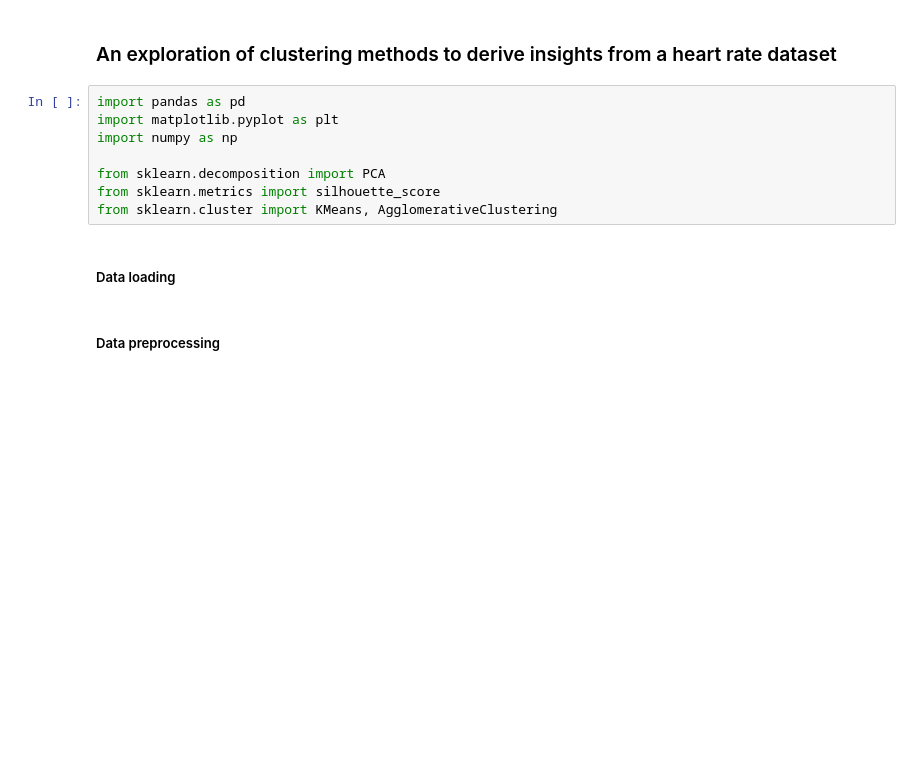
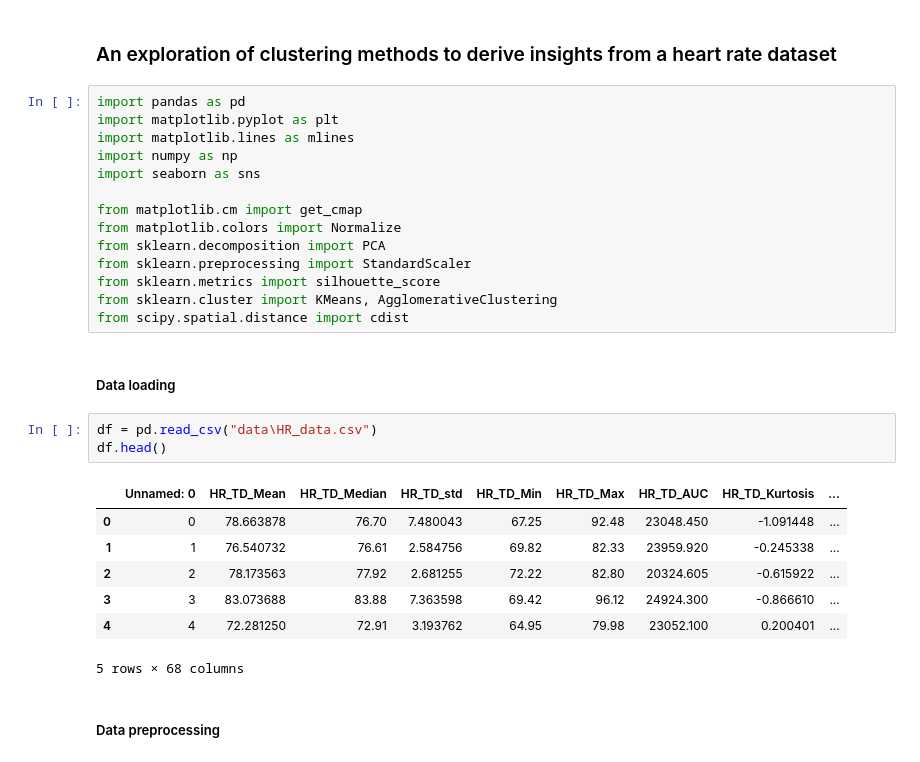
Before and after one commit to albert-moller/CompDataAnalysisCase2, a Jupyter notebook: cluster_analysis_exploration.ipynb, the cells around one changed output. Cells and saved outputs as stored; diff of their text form; blank space fills up the shorter version.

```diff
--- a/cluster_analysis_exploration.ipynb
+++ b/cluster_analysis_exploration.ipynb
@@ -3,12 +3,29 @@
 # %%
 import pandas as pd
 import matplotlib.pyplot as plt
+import matplotlib.lines as mlines
 import numpy as np
+import seaborn as sns
 
+from matplotlib.cm import get_cmap
+from matplotlib.colors import Normalize
 from sklearn.decomposition import PCA
+from sklearn.preprocessing import StandardScaler
 from sklearn.metrics import silhouette_score
 from sklearn.cluster import KMeans, AgglomerativeClustering
+from scipy.spatial.distance import cdist
 # %% [markdown]
 ##### Data loading
+# %%
+df = pd.read_csv("data\HR_data.csv")
+df.head()
+# %% [output]
+|  | Unnamed: 0 | HR_TD_Mean | HR_TD_Median | HR_TD_std | HR_TD_Min | HR_TD_Max | HR_TD_AUC | HR_TD_Kurtosis | ... |
+| 0 | 0 | 78.663878 | 76.70 | 7.480043 | 67.25 | 92.48 | 23048.450 | -1.091448 | ... |
+| 1 | 1 | 76.540732 | 76.61 | 2.584756 | 69.82 | 82.33 | 23959.920 | -0.245338 | ... |
+| 2 | 2 | 78.173563 | 77.92 | 2.681255 | 72.22 | 82.80 | 20324.605 | -0.615922 | ... |
+| 3 | 3 | 83.073688 | 83.88 | 7.363598 | 69.42 | 96.12 | 24924.300 | -0.866610 | ... |
+| 4 | 4 | 72.281250 | 72.91 | 3.193762 | 64.95 | 79.98 | 23052.100 | 0.200401 | ... |
+5 rows × 68 columns
 # %% [markdown]
 ##### Data preprocessing
```
Also changed, not shown: parts of 4 cells of this notebook.
